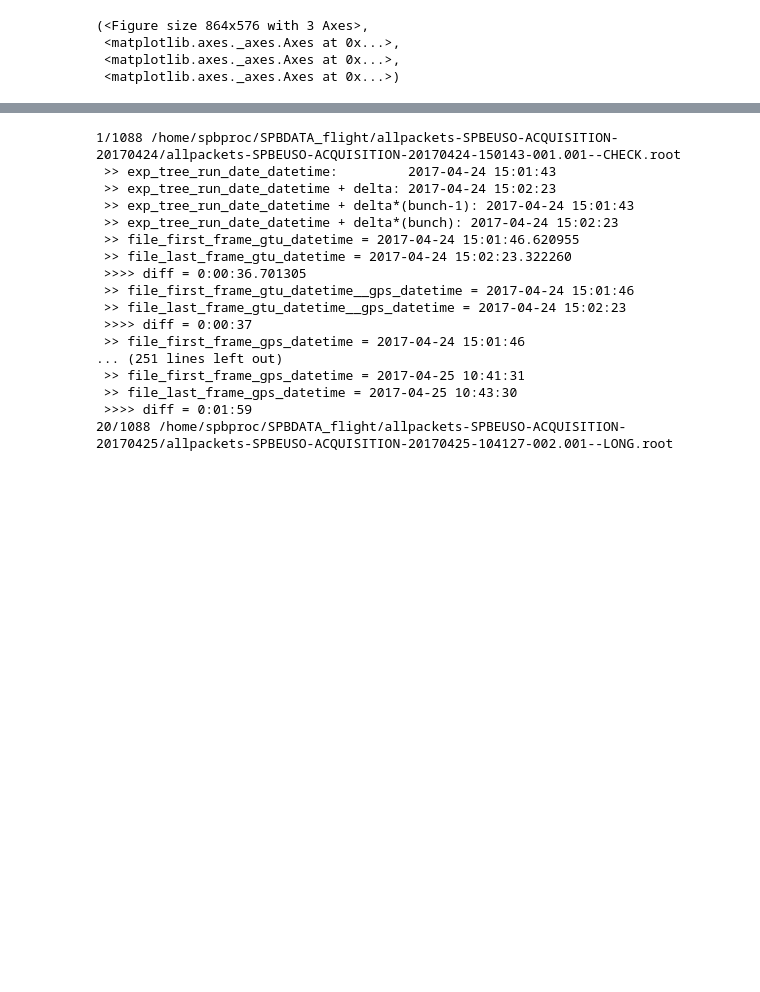
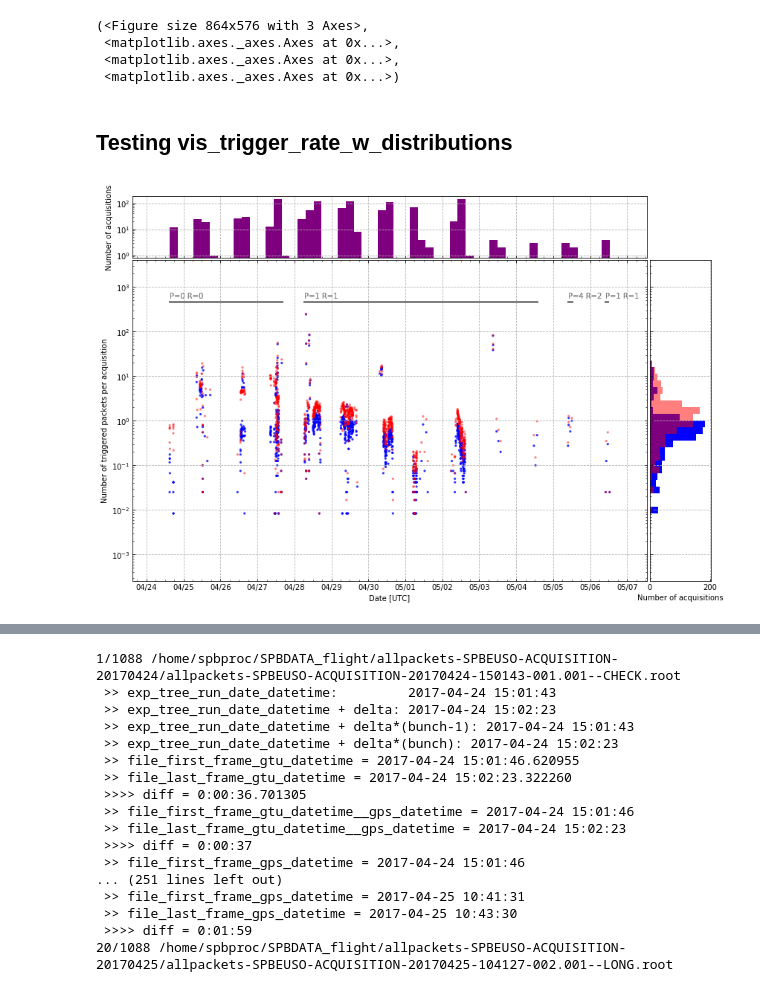
Before and after one commit to vrabelmichal/euso-patt-reco-notebooks, a Jupyter notebook: notebooks/trigger_rate_figures_hw_20190531.ipynb, the cells around one changed output, grey strips where cells are left out. Saved outputs shown, nothing was run; the diff lists cells and outputs as text; code cells hidden in the pictures; blank space fills up the shorter version.

```diff
--- a/notebooks/trigger_rate_figures_hw_20190531.ipynb
+++ b/notebooks/trigger_rate_figures_hw_20190531.ipynb
@@ -340,6 +340,7 @@ def vis_trigger_rate(trigger_datetime_steps_list, trigger_rate_steps_list, file_
         trigger_datetime_steps_list,
         trigger_rate_steps_list,
         s=s, color=color, alpha=alpha, marker=marker, edgecolors='none',
+        label=label,
         **scatter_params
     )
 
@@ -460,7 +477,7 @@ vis_trigger_rate(
 # %% [output]
 [figure]
 # %%
-def tigger_datetime_hist(datetime_list, figsize=(20,6),
+def trigger_datetime_hist(datetime_list, figsize=(20,6), color=None, alpha=None,
                          xlabel='Date [UTC]', ylabel='Number of acquisitions',
                          xpadding=datetime.timedelta(days=1),
                          hist_params={}, bin_width_sec=3600,
@@ -489,6 +506,8 @@ def tigger_datetime_hist(datetime_list, figsize=(20,6),
     ax.hist(
         datetime_num_list,
         bins=hist_bins,
+        color=color,
+        alpha=alpha,
         **hist_params
     )
 
@@ -752,10 +771,11 @@ if 'barh' not in physt_backends_dims:
     physt_backends_dims['barh'] = (1,)
 physt.plotting.matplotlib.barh = physt_barh
 # %%
-def tigger_rate_hist(trigger_rate_steps_list, figsize=(20,6),
+def trigger_rate_hist(trigger_rate_steps_list, figsize=(20,6),
                      xlabel='Number of triggered packets per acquisition',
                      ylabel='Number of acquisitions',
-                     padding_fraction=.10, values_scale='log', values_lim=None, exact_values_lim=False,
+                     padding_fraction=.10, values_scale='log', color=None, alpha=None,
+                     values_lim=None, exact_values_lim=False,
                      orientation='vertical', grid=True,
                      num_bins=30, bins_param=None, histogram_args=[], histogram_kwargs={},
                      plot_kwargs={}, ax=None, show=True):
@@ -839,7 +859,7 @@ def tigger_rate_hist(trigger_rate_steps_list, figsize=(20,6),
         xlabel_func = ax.set_xlabel  # intentionally
         ylabel_func = ax.set_ylabel
 
-    h_plot_func(ax=ax, **plot_kwargs)
+    h_plot_func(ax=ax, **{'color': color,'alpha': alpha, **plot_kwargs})
 
     lim_func(xlim_min, xlim_max)
     scale_func(values_scale)
@@ -985,0 +1034,16 @@ vis_trigger_rate_w_distributions(
+# %% [markdown]
+## Testing vis_trigger_rate_w_distributions
+# %%
+fig, ax_scatter, ax_histx, ax_histy = \
+    vis_trigger_rate_w_distributions(
+        otgpp_file_trigger_datetime_list, otgpp_file_trigger_rate_list, otgpp_file_trigger_p_r_list,
+        show=False, color='blue'
+    )
+vis_trigger_rate_w_distributions(
+    file_trigger_datetime_list, file_trigger_rate_list, file_trigger_p_r_list,
+    ax_scatter=ax_scatter, ax_histx=ax_histx, ax_histy=ax_histy,
+    show=False, color='red', hist_alpha=.5, scatter_alpha=.5
+)
+plt.show()
+# %% [output]
+[figure, added]
```
Also changed, not shown: parts of 11 cells of this notebook, 13 other files.
